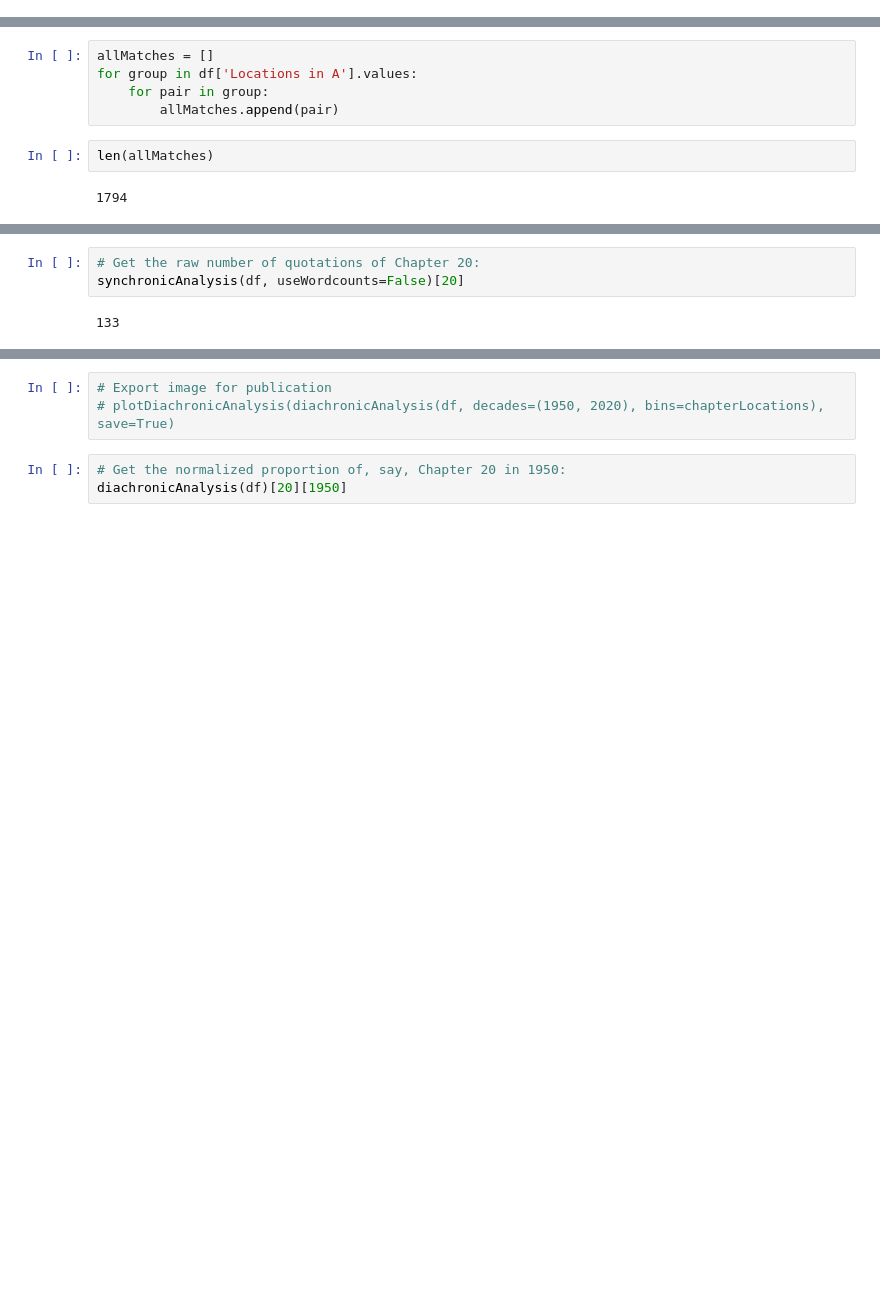
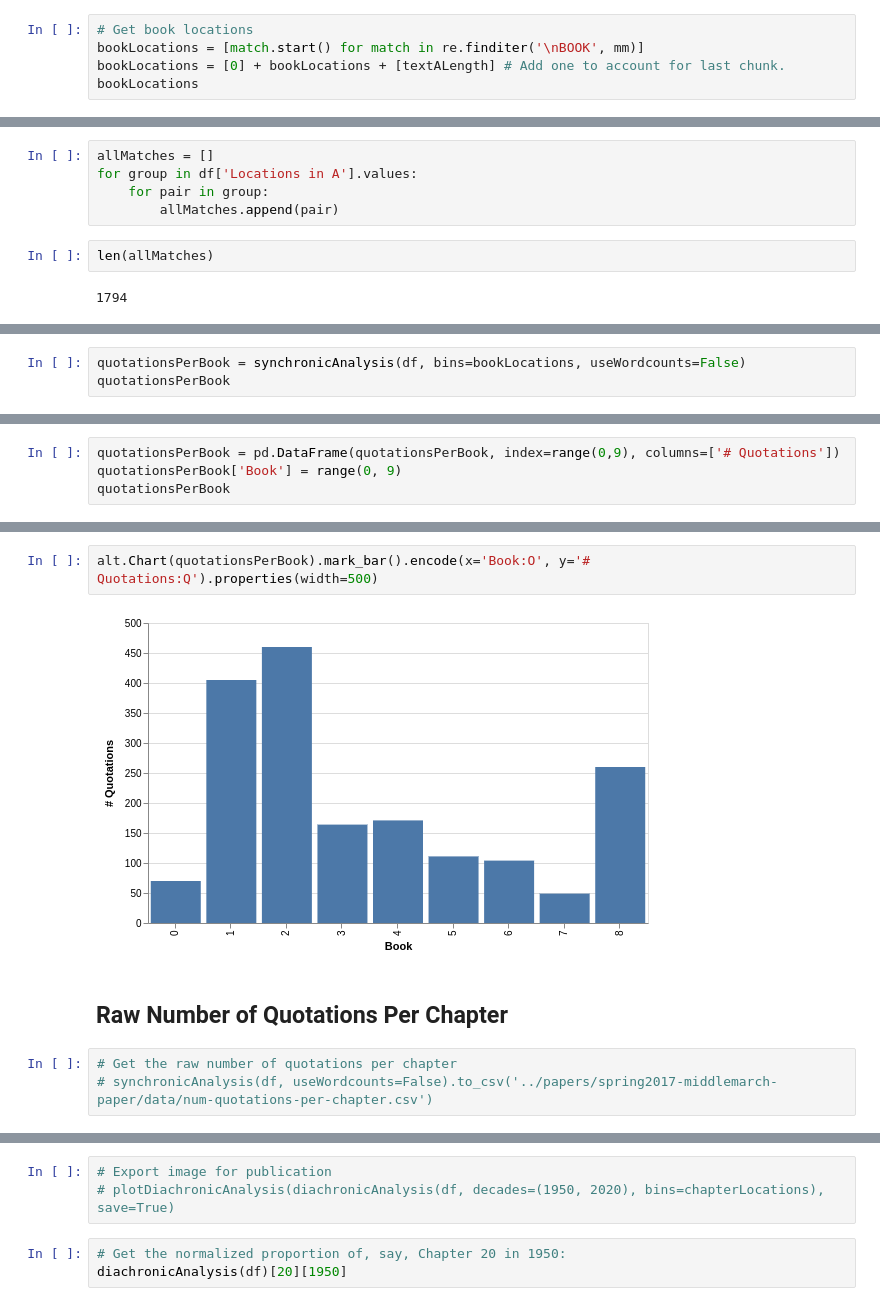
Before and after one commit to lit-mod-viz/middlemarch-critical-histories, a Jupyter notebook: notebooks/jstor-analysis.ipynb, the cells around one changed output, grey strips where cells are left out. Drawn from its saved outputs; the diff is of its cells as text; blank space fills up the shorter version.

```diff
--- a/notebooks/jstor-analysis.ipynb
+++ b/notebooks/jstor-analysis.ipynb
@@ -26,3 +26,8 @@ chapterLocations.append(textALength) # Add one to account for last chunk.
 len(chapterLocations)
 # %% [output]
 89
+# %%
+# Get book locations
+bookLocations = [match.start() for match in re.finditer('\nBOOK', mm)]
+bookLocations = [0] + bookLocations + [textALength] # Add one to account for last chunk.
+bookLocations
@@ -343,0 +342,3 @@ plotSynchronicAnalysis(synchronicAnalysis(df, useWordcounts=False), useWordcount
+# %%
+quotationsPerBook = synchronicAnalysis(df, bins=bookLocations, useWordcounts=False)
+quotationsPerBook
@@ -343,0 +356,4 @@ plotSynchronicAnalysis(synchronicAnalysis(df, useWordcounts=False), useWordcount
+# %%
+quotationsPerBook = pd.DataFrame(quotationsPerBook, index=range(0,9), columns=['# Quotations'])
+quotationsPerBook['Book'] = range(0, 9)
+quotationsPerBook
@@ -344,8 +371,12 @@ plotSynchronicAnalysis(synchronicAnalysis(df, useWordcounts=False), useWordcount
+# %%
+alt.Chart(quotationsPerBook).mark_bar().encode(x='Book:O', y='# Quotations:Q').properties(width=500)
+# %% [output]
+[figure, added]
+# %% [markdown]
+## Raw Number of Quotations Per Chapter
 # %%
-# Get the raw number of quotations of Chapter 20:
-synchronicAnalysis(df, useWordcounts=False)[20]
+# Get the raw number of quotations per chapter
+# synchronicAnalysis(df, useWordcounts=False).to_csv('../papers/spring2017-middlemarch-paper/data/num-quotations-per-chapter.csv')
-# %% [output]
-133
 # %%
 # Adjusted for the number of words in each chapter
 ax = (synchronicAnalysis(df) / chapterLengthsSeries).plot(kind='bar')
```
Also changed, not shown: parts of 31 cells of this notebook, 1 other file.
